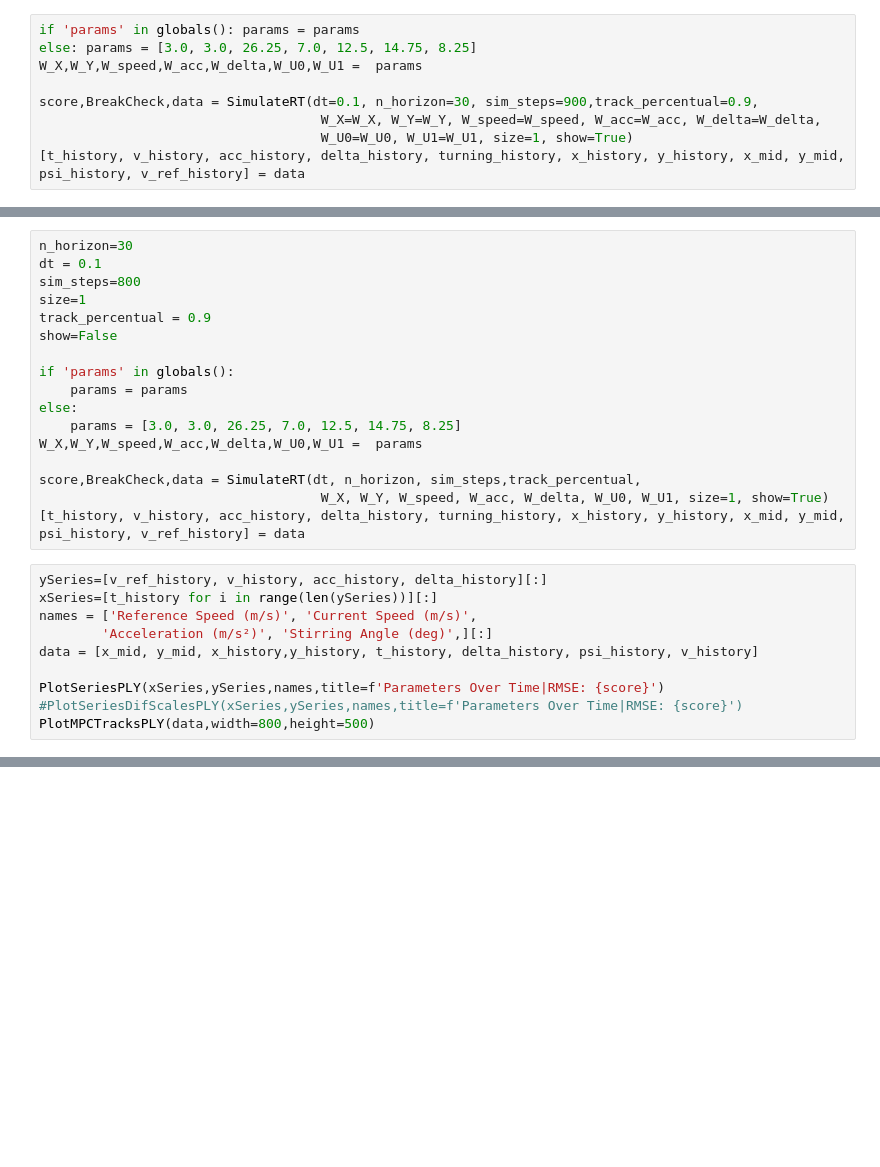
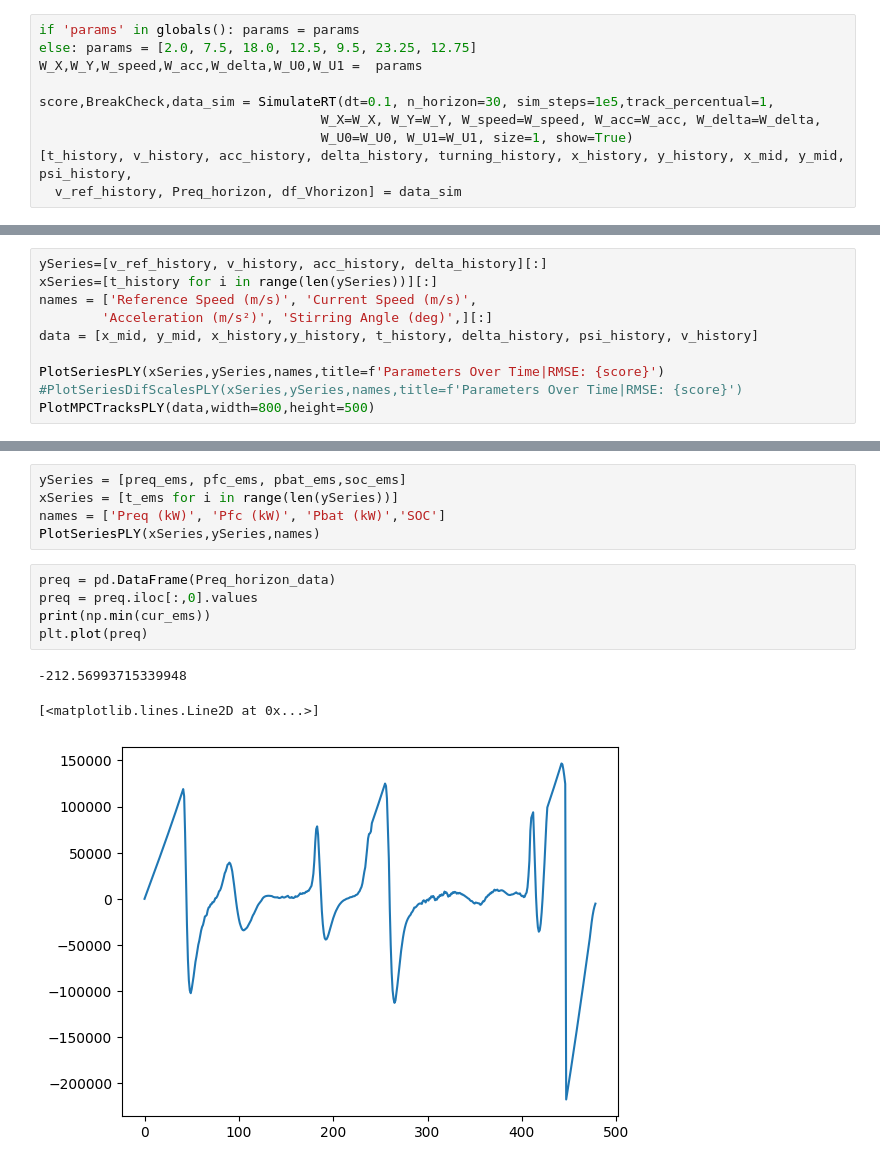
Before and after one commit to cduartes0203/ControlApplications2, a Jupyter notebook: RaceTrackPlanner_MOSEK_NUMBA.ipynb, the cells around one changed output, grey strips where cells are left out. Cells and saved outputs as stored; diff of their text form; blank space fills up the shorter version.

```diff
--- a/RaceTrackPlanner_MOSEK_NUMBA.ipynb
+++ b/RaceTrackPlanner_MOSEK_NUMBA.ipynb
@@ -667,9 +417,10 @@ print('Erro:', study.best_value, 'parameters: ', params)
 # %%
 if 'params' in globals(): params = params
-else: params = [3.0, 3.0, 26.25, 7.0, 12.5, 14.75, 8.25]
+else: params = [2.0, 7.5, 18.0, 12.5, 9.5, 23.25, 12.75]
 W_X,W_Y,W_speed,W_acc,W_delta,W_U0,W_U1 =  params
 
-score,BreakCheck,data = SimulateRT(dt=0.1, n_horizon=30, sim_steps=900,track_percentual=0.9,
+score,BreakCheck,data_sim = SimulateRT(dt=0.1, n_horizon=30, sim_steps=1e5,track_percentual=1,
                                     W_X=W_X, W_Y=W_Y, W_speed=W_speed, W_acc=W_acc, W_delta=W_delta,
                                     W_U0=W_U0, W_U1=W_U1, size=1, show=True)
-[t_history, v_history, acc_history, delta_history, turning_history, x_history, y_history, x_mid, y_mid, psi_history, v_ref_history] = data
+[t_history, v_history, acc_history, delta_history, turning_history, x_history, y_history, x_mid, y_mid, psi_history,
+  v_ref_history, Preq_horizon, df_Vhorizon] = data_sim
@@ -676,20 +436,3 @@ score,BreakCheck,data = SimulateRT(dt=0.1, n_horizon=30, sim_steps=900,track_per
-# %%
-n_horizon=30
-dt = 0.1
-sim_steps=800
-size=1
-track_percentual = 0.9
-show=False
-
-if 'params' in globals():
-    params = params
-else:
-    params = [3.0, 3.0, 26.25, 7.0, 12.5, 14.75, 8.25]
-W_X,W_Y,W_speed,W_acc,W_delta,W_U0,W_U1 =  params
-
-score,BreakCheck,data = SimulateRT(dt, n_horizon, sim_steps,track_percentual,
-                                    W_X, W_Y, W_speed, W_acc, W_delta, W_U0, W_U1, size=1, show=True)
-[t_history, v_history, acc_history, delta_history, turning_history, x_history, y_history, x_mid, y_mid, psi_history, v_ref_history] = data
 # %%
 ySeries=[v_ref_history, v_history, acc_history, delta_history][:]
 xSeries=[t_history for i in range(len(ySeries))][:]
@@ -702,0 +637,14 @@ PlotMPCTracksPLY(data,width=800,height=500)
+# %%
+ySeries = [preq_ems, pfc_ems, pbat_ems,soc_ems]
+xSeries = [t_ems for i in range(len(ySeries))]
+names = ['Preq (kW)', 'Pfc (kW)', 'Pbat (kW)','SOC']
+PlotSeriesPLY(xSeries,ySeries,names)
+# %%
+preq = pd.DataFrame(Preq_horizon_data)
+preq = preq.iloc[:,0].values
+print(np.min(cur_ems))
+plt.plot(preq)
+# %% [output]
+-212.56993715339948
+[<matplotlib.lines.Line2D at 0x...>]
+[figure, added]
```
Also changed, not shown: parts of 13 cells of this notebook, 21 other files.
